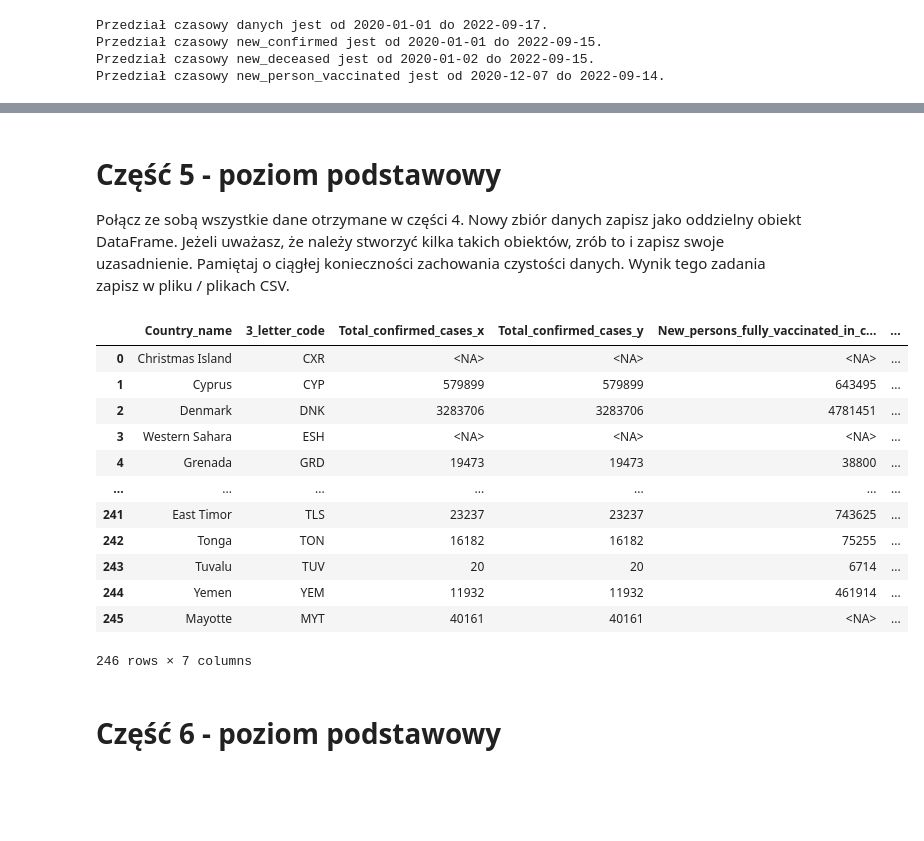
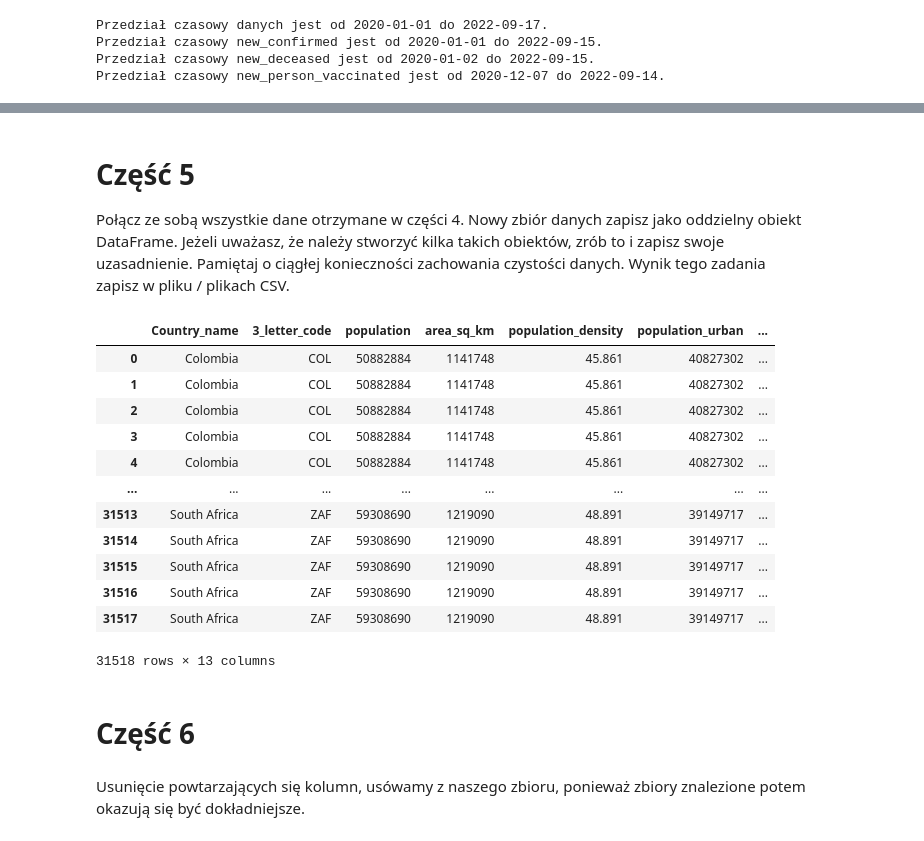
Before and after one commit to AbsZeroO/big-data, a Jupyter notebook: Poziom_1/Poziom1.ipynb, the cells around one changed output, grey strips where cells are left out. Saved outputs shown, nothing was run; the diff lists cells and outputs as text; code cells hidden in the pictures; blank space fills up the shorter version.

```diff
--- a/Poziom_1/Poziom1.ipynb
+++ b/Poziom_1/Poziom1.ipynb
@@ -222,13 +371,15 @@ country_data
 
 # Tutaj są wartości null w sumie. Można podmienić na 0 COALESCE(SUM(new_confirmed), 0) ale oznaczała by to, że nikt tam nie chorował a naprawdę nie ma danych.
 query = ("""
-SELECT country_name AS `Country_name`, iso_3166_1_alpha_3 AS `3_letter_code`, SUM(new_confirmed) as `Total_confirmed_cases`
+SELECT date, iso_3166_1_alpha_3 AS `3_letter_code`, new_confirmed as `Total_confirmed_cases`,
 FROM `bigquery-public-data.covid19_open_data.covid19_open_data`
-GROUP BY country_name, iso_3166_1_alpha_3
-ORDER BY country_name
+WHERE aggregation_level = 0
+GROUP BY iso_3166_1_alpha_3, date, new_confirmed
+ORDER BY date
 """)
 
 covid_statistic = client.query(query).to_dataframe()
+covid_statistic.dropna(subset=['Total_confirmed_cases'], inplace=True)
 covid_statistic.to_csv("wyniki\\covid_statistic.csv", index=False)
 # %%
 covid_statistic
@@ -278,13 +430,21 @@ covid_deceased
 # 4.4 Chcemy zaobserwować trendy i zależności dotyczące szczepień na COVID-19.
 
 query = ("""
-SELECT country_name AS `Country_name`, iso_3166_1_alpha_3 AS `3_letter_code`, SUM(new_persons_fully_vaccinated) as `New_persons_fully_vaccinated_in_country_per_day`, SUM(new_persons_vaccinated) as `Total_vacinations_in_country_per_day`
+SELECT date, iso_3166_1_alpha_3 AS `3_letter_code`,
+new_persons_vaccinated as `Total_new_vacinations`,
+new_persons_fully_vaccinated as`New_persons_fully_vaccinated`
+/*
+SUM(new_persons_fully_vaccinated_pfizer) as `Total_fully_vacinations_by_pfizer`,
+SUM(new_persons_fully_vaccinated_moderna) as `Total_fully_vacinations_by_moderna`,
+SUM(new_persons_fully_vaccinated_janssen) as `Total_fully_vacinations_by_janssen`
+*/
 FROM `bigquery-public-data.covid19_open_data.covid19_open_data`
-GROUP BY country_name, iso_3166_1_alpha_3
-ORDER BY country_name
+WHERE aggregation_level = 0
+GROUP BY iso_3166_1_alpha_3, date, new_persons_vaccinated, new_persons_fully_vaccinated
 """)
 
 covid_trend_analysis = client.query(query).to_dataframe()
+covid_trend_analysis.dropna(subset=['Total_new_vacinations', 'New_persons_fully_vaccinated'], how='all', inplace=True)
 covid_trend_analysis.to_csv("wyniki\\covid_trend_analysis.csv", index=False)
 # %%
 covid_trend_analysis
@@ -305,17 +465,20 @@ covid_trend_analysis
 # %%
 # 4.5 Zdefiniuj własny dodatkowy przypadek.
 
-# Chcemy posidać informacje o investycji w rozwój szepionki
+# Chcemy posidać informacje o investycji w rozwój szepionki oraz liczbe wykonanych testów
 query = ("""
-SELECT country_name AS `Country_name`, iso_3166_1_alpha_3 AS `3_letter_code`, SUM(investment_in_vaccines) as `Investment_in_vaccines`
+SELECT date, iso_3166_1_alpha_3 AS `3_letter_code`, CAST(new_tested AS INT64) as `Total_tested`
 FROM `bigquery-public-data.covid19_open_data.covid19_open_data`
-GROUP BY country_name, iso_3166_1_alpha_3
-ORDER BY country_name
+WHERE aggregation_level = 0
+GROUP BY iso_3166_1_alpha_3, date, investment_in_vaccines, new_tested
+ORDER BY date
 """)
 
 investment_in_vaccines = client.query(query).to_dataframe()
+investment_in_vaccines.dropna(subset=['Total_tested'], how='all', inplace=True)
 investment_in_vaccines.to_csv("wyniki\\investment_in_vaccines.csv", index=False)
 
+display(investment_in_vaccines)
 
 ("""
 SELECT country_name AS `Country_name`, iso_3166_1_alpha_3 AS `3_letter_code`, SUM(new_tested_male) as `New_tested_male`, SUM(new_tested_female) as `New_tested_female`
@@ -335,7 +498,5 @@ WHERE hospital_beds_per_1000 IS NOT NULL
       AND nurses_per_1000 IS NOT NULL
 GROUP BY country_name, iso_3166_1_alpha_3, population, hospital_beds_per_1000, nurses_per_1000
 ORDER BY country_name;
-
-
 """)
 # %% [output]
@@ -343,27 +517,29 @@ ORDER BY country_name;
 # %% [markdown]
-# Część 5 - poziom podstawowy
+# Część 5
 
 Połącz ze sobą wszystkie dane otrzymane w części 4. Nowy zbiór danych zapisz jako oddzielny obiekt DataFrame. Jeżeli uważasz, że należy stworzyć kilka takich obiektów, zrób to i zapisz swoje uzasadnienie. Pamiętaj o ciągłej konieczności zachowania czystości danych. Wynik tego zadania zapisz w pliku / plikach CSV.
 # %%
-merge = pd.merge(country_data, covid_statistic, on=['Country_name', '3_letter_code'])
-merge = pd.merge(merge, covid_statistic, on=['Country_name', '3_letter_code'])
-merge = pd.merge(merge, covid_trend_analysis, on=['Country_name', '3_letter_code'])
-merge = pd.merge(merge, investment_in_vaccines, on=['Country_name', '3_letter_code'])
+merge = pd.merge(country_data, covid_statistic, on=['3_letter_code'])
+merge = pd.merge(merge, covid_statistic, on=['date', '3_letter_code'])
+merge = pd.merge(merge, covid_trend_analysis, on=['date', '3_letter_code'])
+merge = pd.merge(merge, investment_in_vaccines, on=['date', '3_letter_code'])
 merge.to_csv("wyniki\\merge.csv", index=False)
 merge
 # %% [output]
-|  | Country_name | 3_letter_code | Total_confirmed_cases_x | Total_confirmed_cases_y | New_persons_fully_vaccinated_in_c... | ... |
-| 0 | Christmas Island | CXR | <NA> | <NA> | <NA> | ... |
-| 1 | Cyprus | CYP | 579899 | 579899 | 643495 | ... |
-| 2 | Denmark | DNK | 3283706 | 3283706 | 4781451 | ... |
-| 3 | Western Sahara | ESH | <NA> | <NA> | <NA> | ... |
-| 4 | Grenada | GRD | 19473 | 19473 | 38800 | ... |
-| ... | ... | ... | ... | ... | ... | ... |
-| 241 | East Timor | TLS | 23237 | 23237 | 743625 | ... |
-| 242 | Tonga | TON | 16182 | 16182 | 75255 | ... |
-| 243 | Tuvalu | TUV | 20 | 20 | 6714 | ... |
-| 244 | Yemen | YEM | 11932 | 11932 | 461914 | ... |
-| 245 | Mayotte | MYT | 40161 | 40161 | <NA> | ... |
+|  | Country_name | 3_letter_code | population | area_sq_km | population_density | population_urban | ... |
+| 0 | Colombia | COL | 50882884 | 1141748 | 45.861 | 40827302 | ... |
+| 1 | Colombia | COL | 50882884 | 1141748 | 45.861 | 40827302 | ... |
+| 2 | Colombia | COL | 50882884 | 1141748 | 45.861 | 40827302 | ... |
+| 3 | Colombia | COL | 50882884 | 1141748 | 45.861 | 40827302 | ... |
+| 4 | Colombia | COL | 50882884 | 1141748 | 45.861 | 40827302 | ... |
+| ... | ... | ... | ... | ... | ... | ... | ... |
+| 31513 | South Africa | ZAF | 59308690 | 1219090 | 48.891 | 39149717 | ... |
+| 31514 | South Africa | ZAF | 59308690 | 1219090 | 48.891 | 39149717 | ... |
+| 31515 | South Africa | ZAF | 59308690 | 1219090 | 48.891 | 39149717 | ... |
+| 31516 | South Africa | ZAF | 59308690 | 1219090 | 48.891 | 39149717 | ... |
+| 31517 | South Africa | ZAF | 59308690 | 1219090 | 48.891 | 39149717 | ... |
-246 rows × 7 columns
+31518 rows × 13 columns
 # %% [markdown]
-# Część 6 - poziom podstawowy
+# Część 6
+# %% [markdown]
+Usunięcie powtarzających się kolumn, usówamy z naszego zbioru, ponieważ zbiory znalezione potem okazują się być dokładniejsze.
```
Also changed, not shown: parts of 41 cells of this notebook, 2 other files.
